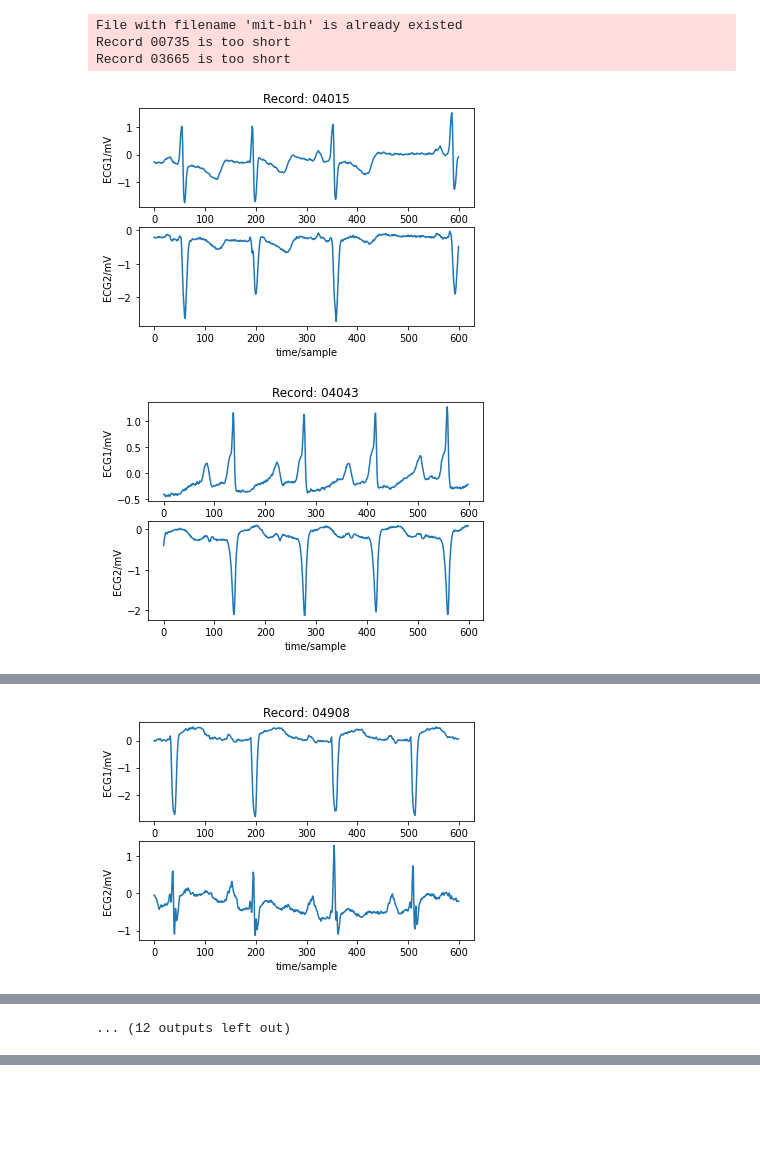
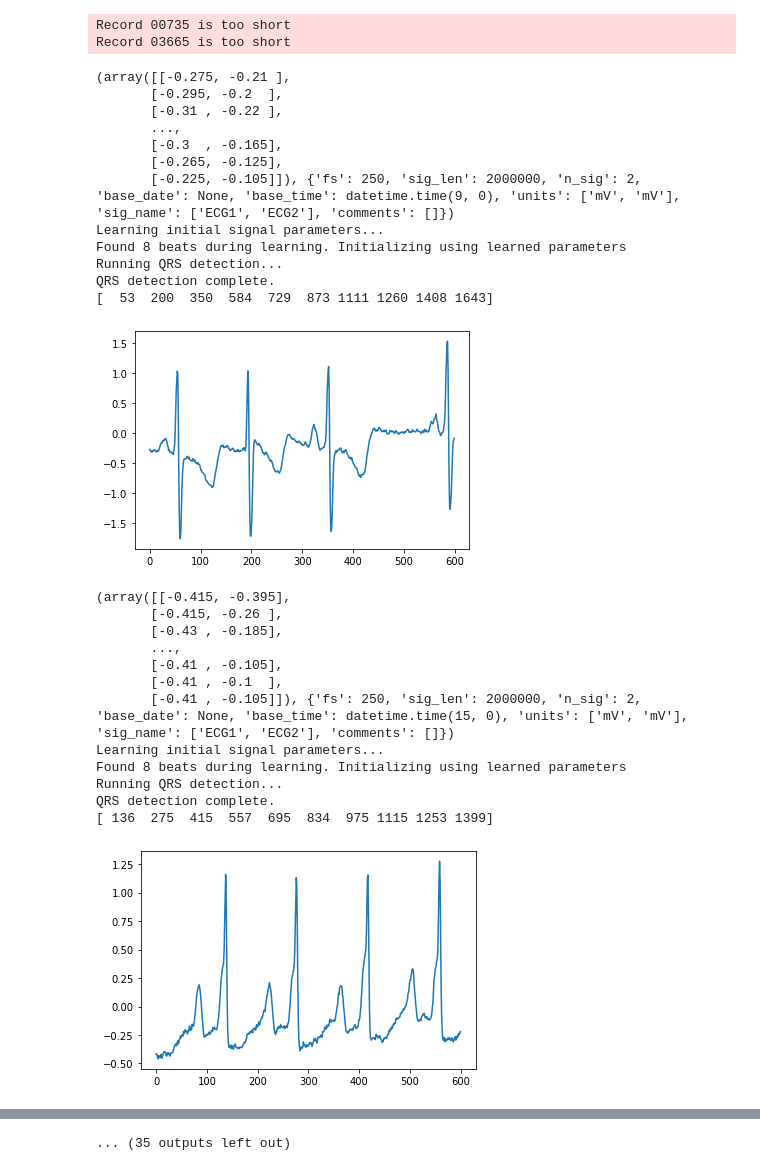
Before and after one commit to tutugarin/Storing-Analyzing-ECG, a Jupyter notebook: junk/tutugarin/test.ipynb, the cells around one changed output, grey strips where cells are left out. Drawn from its saved outputs; the diff is of its cells as text; code cells hidden in the pictures; blank space fills up the shorter version.

```diff
--- a/junk/tutugarin/test.ipynb
+++ b/junk/tutugarin/test.ipynb
@@ -5,24 +9,49 @@ import os
 
 sys.path.append('../../')
 # %%
-from analyse.utils.download_db import get_db
-
 url = "https://physionet.org/static/published-projects/afdb/mit-bih-atrial-fibrillation-database-1.0.0.zip"
 name = "mit-bih"
 
 db_path = get_db(url, name, "../../analyse/data/")
 
 all_records = f'{db_path}/RECORDS'
 for rec in open(all_records, "r"):
     rec = rec.replace('\n', '')
     try:
-        record = wfdb.rdrecord(f"{db_path}/{rec}", sampto=600)
-        wfdb.plot.plot_wfdb(record)
+        len = 2000000
+        record = wfdb.rdsamp(f"{db_path}/{rec}", sampto=len)
+        print(record)
+        print(processing.xqrs_detect(sig=record[0][:, 0], fs=record[1]['fs'])[:10])
+        plt.plot(record[0][:, 0][:600])
+        plt.show()
     except ValueError:
         print(f"Record {rec} is too short", file=sys.stderr)
 # %% [output]
-File with filename 'mit-bih' is already existed
 Record 00735 is too short
 Record 03665 is too short
+(array([[-0.275, -0.21 ],
+       [-0.295, -0.2  ],
+       [-0.31 , -0.22 ],
+       ...,
+       [-0.3  , -0.165],
+       [-0.265, -0.125],
+       [-0.225, -0.105]]), {'fs': 250, 'sig_len': 2000000, 'n_sig': 2, 'base_date': None, 'base_time': datetime.time(9, 0), 'units': ['mV', 'mV'], 'sig_name': ['ECG1', 'ECG2'], 'comments': []})
+Learning initial signal parameters...
+Found 8 beats during learning. Initializing using learned parameters
+Running QRS detection...
+QRS detection complete.
+[  53  200  350  584  729  873 1111 1260 1408 1643]
-[figure, old version]
+[figure, new version]
+(array([[-0.415, -0.395],
+       [-0.415, -0.26 ],
+       [-0.43 , -0.185],
+       ...,
+       [-0.41 , -0.105],
+       [-0.41 , -0.1  ],
+       [-0.41 , -0.105]]), {'fs': 250, 'sig_len': 2000000, 'n_sig': 2, 'base_date': None, 'base_time': datetime.time(15, 0), 'units': ['mV', 'mV'], 'sig_name': ['ECG1', 'ECG2'], 'comments': []})
+Learning initial signal parameters...
+Found 8 beats during learning. Initializing using learned parameters
+Running QRS detection...
+QRS detection complete.
+[ 136  275  415  557  695  834  975 1115 1253 1399]
-[figure, old version]
+[figure, new version]
@@ -32 +96,0 @@ Record 03665 is too short
-[figure, removed]
@@ -38 +96,0 @@ Record 03665 is too short
-... (12 outputs left out)
@@ -38,0 +109 @@ Record 03665 is too short
+... (35 outputs left out)
```
Also changed, not shown: parts of 2 cells of this notebook.
